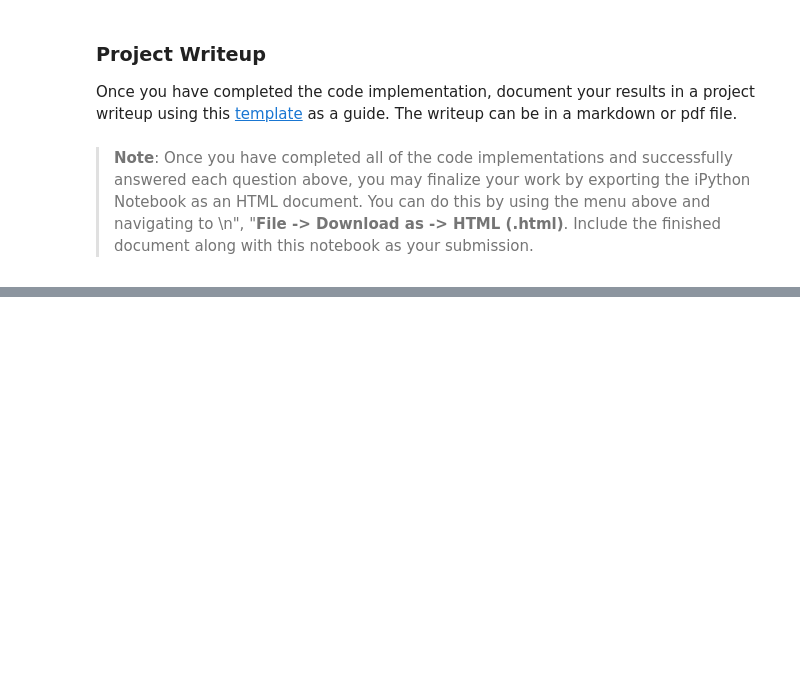
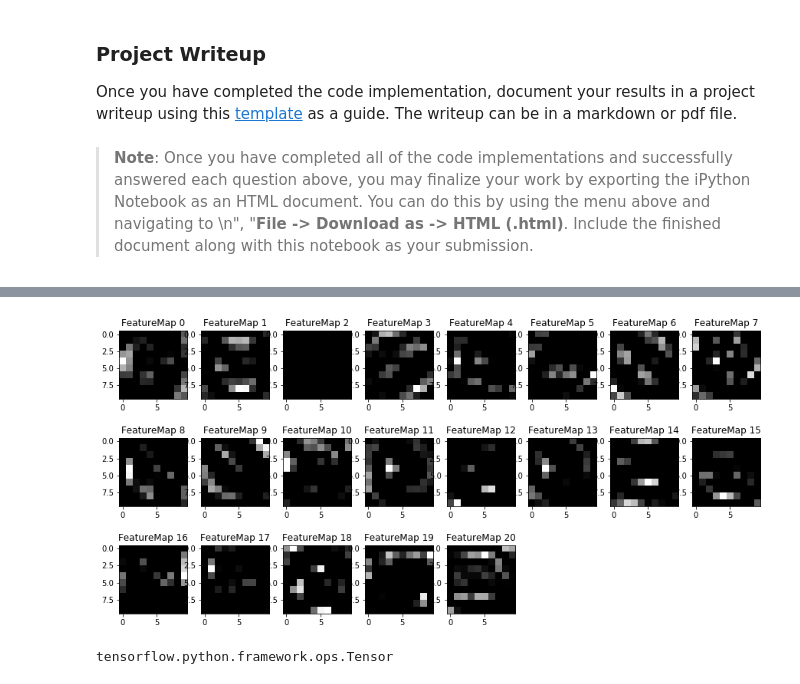
Before and after one commit to liamog/CarND-Traffic-Sign-Classifier-Project, a Jupyter notebook: Traffic_Sign_Classifier.ipynb, the cells around one changed output, grey strips where cells are left out. Drawn from its saved outputs; the diff is of its cells as text; code cells hidden in the pictures; blank space fills up the shorter version.

```diff
--- a/Traffic_Sign_Classifier.ipynb
+++ b/Traffic_Sign_Classifier.ipynb
@@ -776,0 +766,19 @@ outputFeatureMap(image_norm, )
+# %%
+input_path = "../TrafficSignData/web_samples/"
+test_images = [join(input_path, f) for f in listdir(input_path) if splitext(f)[1]==".jpg"]
+image_filename = test_images[0]
+
+with tf.Session() as sess:
+    X_data = np.empty((1, 32 ,32 , 1))
+    X_data[0] = ReadAndNormalizeInputFile(image_filename)
+    saver.restore(sess, tf.train.latest_checkpoint('.'))
+    # Run the classification
+    classify_file(image_filename)
+    # Output the feature map
+    outputFeatureMap(X_data, act_layer_2)
+# %% [output]
+[figure, added]
+# %%
+type(act_layer_2)
+# %% [output]
+tensorflow.python.framework.ops.Tensor
```
Also changed, not shown: parts of 12 cells of this notebook.
